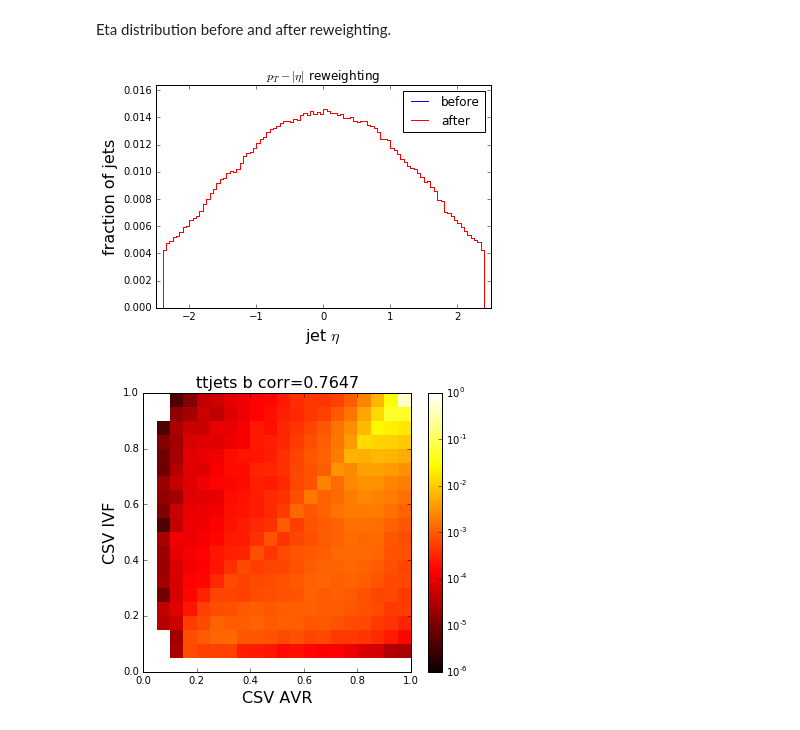
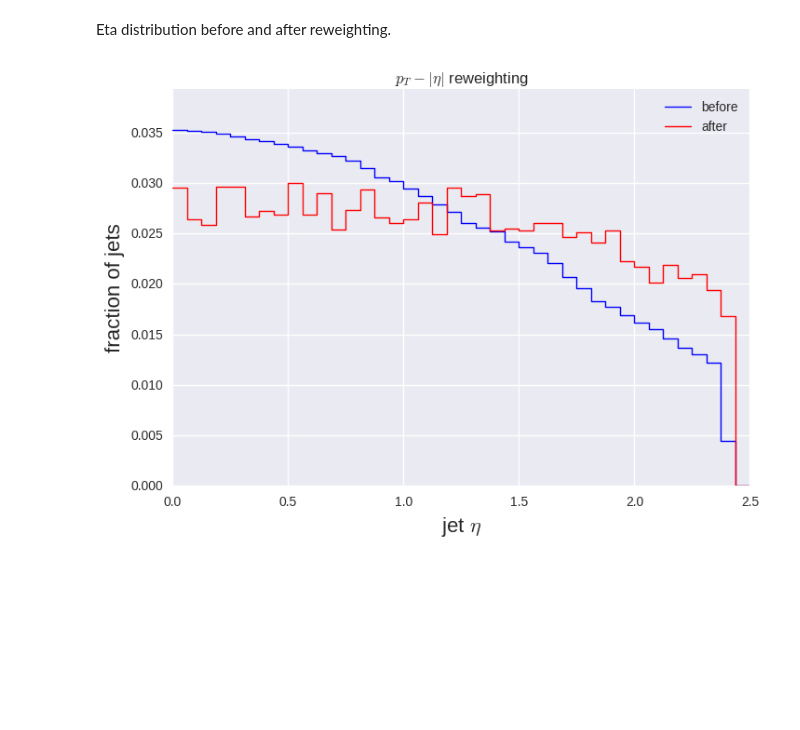
Before and after one commit to jpata/CMSCSTagger, a Jupyter notebook: python/notebooks/learning.ipynb, the cells around one changed output. Saved outputs shown, nothing was run; the diff lists cells and outputs as text; code cells hidden in the pictures; blank space fills up the shorter version.

```diff
--- a/python/notebooks/learning.ipynb
+++ b/python/notebooks/learning.ipynb
@@ -198,7 +77,22 @@ weight_l = get_weights(dd[dd["is_c"]==1])
+# %%
+weights_class = {
+    fl: sklearn_cls.get_weights(dd.ix[dd["flavour_category"] == fl], sklearn_cls.ptbins, sklearn_cls.etabins)
+    for fl in unique_classes
+}
 # %%
-plt.figure(figsize=(8,8))
-plt.title("$p_t$-$|\eta|$ dependent weighting in $t\\bar{t}$ for udsg-jets", fontsize=16)
-z = plt.imshow(weight_l, interpolation="none",origin="lower",norm=LogNorm(vmin=0.1,vmax=1000000.0), cmap="gist_heat")
-plt.colorbar(z)
-plt.savefig("weights_light.pdf")
+for fl in unique_classes:
+    plt.figure(figsize=(5, 4))
+    plt.title("jet fl={0}".format(fl), fontsize=16)
+    z = plt.imshow(
+        weights_class[fl],
+        interpolation="none",
+        origin="lower",
+        norm=LogNorm(vmin=0.1,vmax=1000000.0),
+        cmap="gist_heat",
+        extent=(sklearn_cls.ptbins[0], sklearn_cls.ptbins[-1], sklearn_cls.etabins[0], sklearn_cls.etabins[-1]),
+        aspect="auto"
+    )
+    plt.colorbar(z)
+    #plt.xticks(ptbins)
+    #plt.yticks(etabins)
 # %% [output]
@@ -242,14 +112,8 @@ def weight(pt, eta, fl):
-# %%
-dd["w"] = 1.0
 # %%
-# d["w"]  = map(
-#     lambda _z: weight(_z[0], _z[1], _z[2]),
-#     zip(dd["Jet_pt"], dd["Jet_eta"].abs(), dd["id"])
-# )
-
-# d["w2"] = 1
-# d.loc[d["id"]==0, "w2"] = 0.5
-# d.loc[d["id"]==1, "w2"] = 0.5
+dd["weight"]  = map(
+    lambda _z: weight(_z[0], _z[1], _z[2], weights_class, sklearn_cls.ptbins, sklearn_cls.etabins),
+    zip(dd["Jet_pt"], dd["Jet_eta"].abs(), dd["flavour_category"])
+)
 # %%
 def draw_corr(data, v1, vn1, v2, vn2, title):
 
@@ -317,30 +181,25 @@ plt.savefig("pt_reweight.pdf")
 # %% [markdown]
 Eta distribution before and after reweighting.
 # %%
-h = rootpy.plotting.Hist(100, -2.5, 2.5)
+h = rootpy.plotting.Hist(sklearn_cls.etabins)
 w = np.ones(len(dd), dtype="float64")
 h.FillN(len(dd), np.array(dd["Jet_eta"]).astype("float64"), w)
 h.Scale(1.0 / h.Integral())
 h.color="blue"
 rplt.hist(h, color="blue", label="before")
 
-h2 = rootpy.plotting.Hist(100, -2.5, 2.5)
-h2.FillN(len(dd), np.array(dd["Jet_eta"]).astype("float64"), np.array(dd["w"]).astype("float64"))
+h2 = rootpy.plotting.Hist(sklearn_cls.etabins)
+h2.FillN(len(dd), np.array(dd["Jet_eta"]).astype("float64"), np.array(dd["weight"]).astype("float64"))
 h2.Scale(1.0 / h2.Integral())
 h2.color="red"
 rplt.hist(h2, color="red", label="after")
 
 #plt.yscale("log")
 #plt.ylim(10**-5, 1)
 plt.xlabel("jet $\eta$", fontsize=16)
 plt.ylabel("fraction of jets", fontsize=16)
 plt.legend()
 plt.title("$p_T-|\eta|$ reweighting")
 plt.savefig("eta_reweight.pdf")
 # %% [output]
-[figure, old version]
+[figure, new version]
-# %%
-draw_corr(dd[dd["is_b"]==1], "Jet_CSV", "CSV AVR", "Jet_CSVIVF", "CSV IVF", "ttjets b")
-plt.savefig("corr_csv_avr_ivf_b.pdf")
-# %% [output]
-[figure, removed]
```
Also changed, not shown: parts of 123 cells of this notebook, 9 other files.
